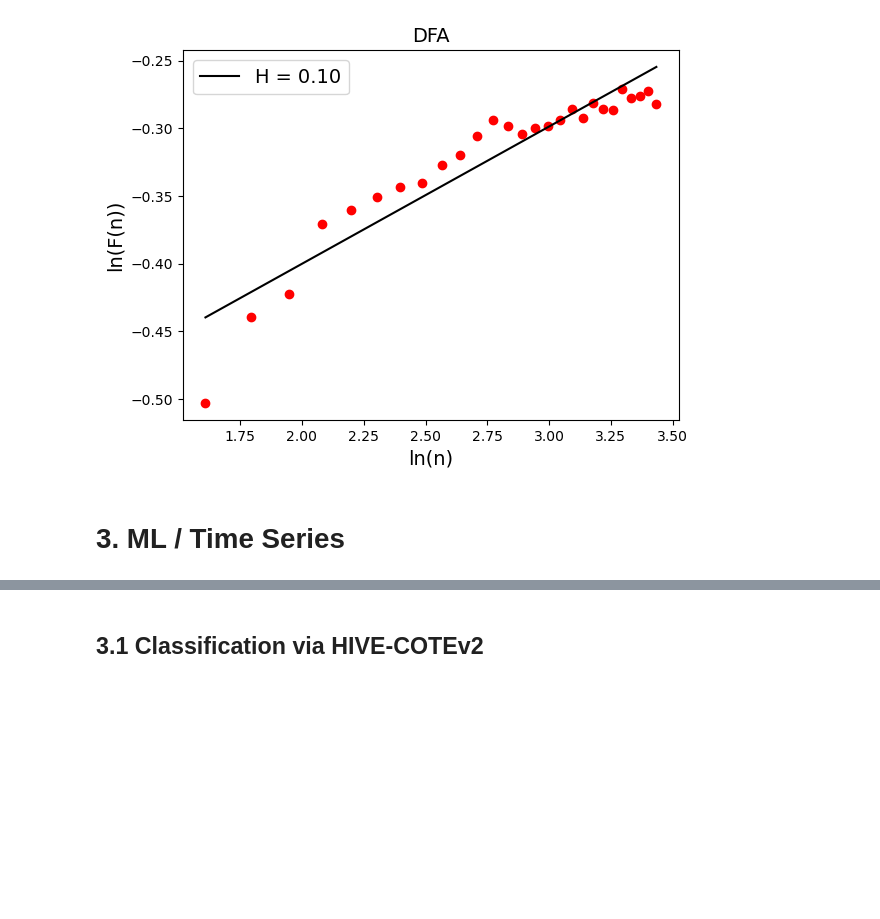
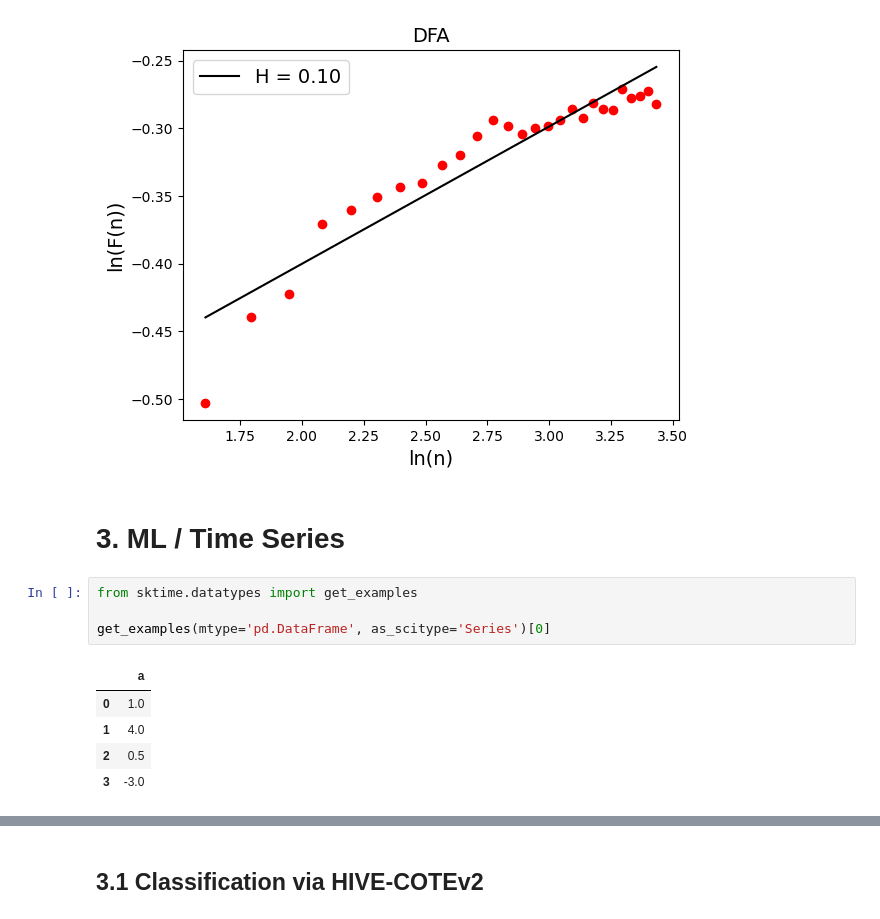
Before and after one commit to brozena/oura_mood_VAR, a Jupyter notebook: notebooks/project.ipynb, the cells around one changed output, grey strips where cells are left out. Cells and saved outputs as stored; diff of their text form; blank space fills up the shorter version.

```diff
--- a/notebooks/project.ipynb
+++ b/notebooks/project.ipynb
@@ -415,3 +415,13 @@ plt.legend(loc=0, fontsize=14)
 [figure]
 # %% [markdown]
 # 3. ML / Time Series
+# %%
+from sktime.datatypes import get_examples
+
+get_examples(mtype='pd.DataFrame', as_scitype='Series')[0]
+# %% [output]
+|  | a |
+| 0 | 1.0 |
+| 1 | 4.0 |
+| 2 | 0.5 |
+| 3 | -3.0 |
```
Also changed, not shown: parts of 2 cells of this notebook.
